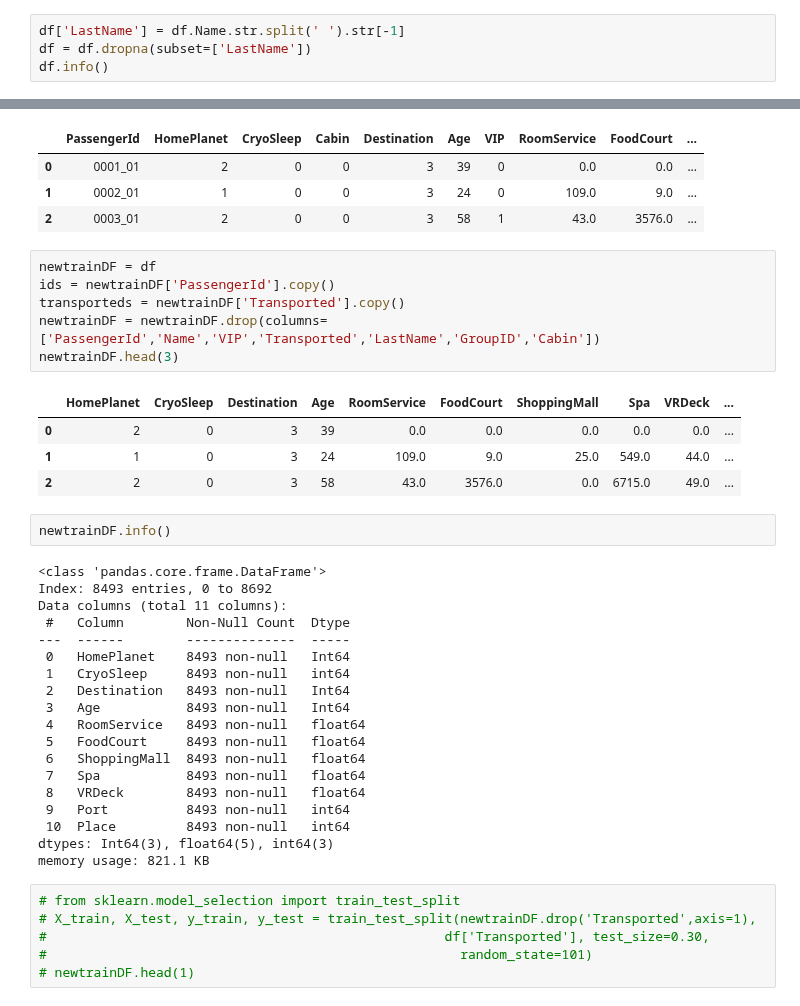
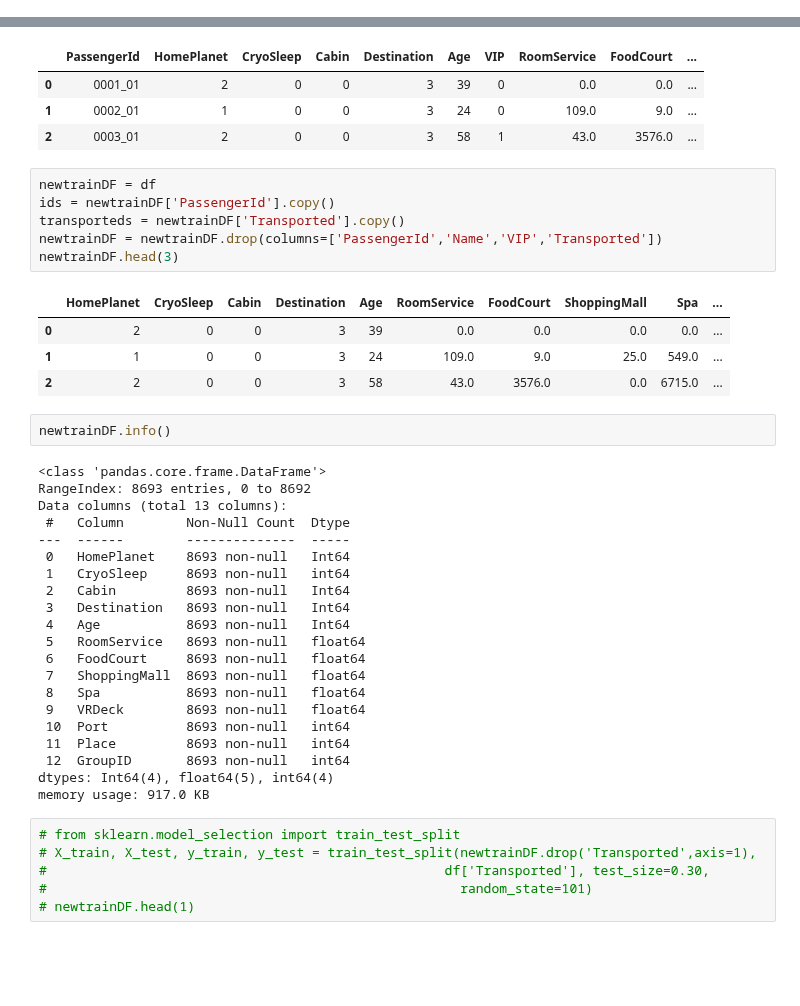
Before and after one commit to Sadeqsoli/SpaceTitanicSurvivors, a Jupyter notebook: spacetitanicsurvivors.ipynb, the cells around one changed output, grey strips where cells are left out. Drawn from its saved outputs; the diff is of its cells as text; blank space fills up the shorter version.

```diff
--- a/spacetitanicsurvivors.ipynb
+++ b/spacetitanicsurvivors.ipynb
@@ -334,7 +334,3 @@ Data columns (total 17 columns):
  16  GroupID       8693 non-null   int64
 dtypes: Int64(4), float64(5), int64(6), object(2)
 memory usage: 1.2+ MB
-# %%
-df['LastName'] = df.Name.str.split(' ').str[-1]
-df = df.dropna(subset=['LastName'])
-df.info()
@@ -397,35 +375,37 @@ df.head(3)
 # %%
 newtrainDF = df
 ids = newtrainDF['PassengerId'].copy()
 transporteds = newtrainDF['Transported'].copy()
-newtrainDF = newtrainDF.drop(columns=['PassengerId','Name','VIP','Transported','LastName','GroupID','Cabin'])
+newtrainDF = newtrainDF.drop(columns=['PassengerId','Name','VIP','Transported'])
 newtrainDF.head(3)
 # %% [output]
-|  | HomePlanet | CryoSleep | Destination | Age | RoomService | FoodCourt | ShoppingMall | Spa | VRDeck | ... |
-| 0 | 2 | 0 | 3 | 39 | 0.0 | 0.0 | 0.0 | 0.0 | 0.0 | ... |
-| 1 | 1 | 0 | 3 | 24 | 109.0 | 9.0 | 25.0 | 549.0 | 44.0 | ... |
-| 2 | 2 | 0 | 3 | 58 | 43.0 | 3576.0 | 0.0 | 6715.0 | 49.0 | ... |
+|  | HomePlanet | CryoSleep | Cabin | Destination | Age | RoomService | FoodCourt | ShoppingMall | Spa | ... |
+| 0 | 2 | 0 | 0 | 3 | 39 | 0.0 | 0.0 | 0.0 | 0.0 | ... |
+| 1 | 1 | 0 | 0 | 3 | 24 | 109.0 | 9.0 | 25.0 | 549.0 | ... |
+| 2 | 2 | 0 | 0 | 3 | 58 | 43.0 | 3576.0 | 0.0 | 6715.0 | ... |
 # %%
 newtrainDF.info()
 # %% [output]
 <class 'pandas.core.frame.DataFrame'>
-Index: 8493 entries, 0 to 8692
-Data columns (total 11 columns):
+RangeIndex: 8693 entries, 0 to 8692
+Data columns (total 13 columns):
  #   Column        Non-Null Count  Dtype
 ---  ------        --------------  -----
- 0   HomePlanet    8493 non-null   Int64
- 1   CryoSleep     8493 non-null   int64
- 2   Destination   8493 non-null   Int64
- 3   Age           8493 non-null   Int64
- 4   RoomService   8493 non-null   float64
- 5   FoodCourt     8493 non-null   float64
- 6   ShoppingMall  8493 non-null   float64
- 7   Spa           8493 non-null   float64
- 8   VRDeck        8493 non-null   float64
- 9   Port          8493 non-null   int64
- 10  Place         8493 non-null   int64
-dtypes: Int64(3), float64(5), int64(3)
-memory usage: 821.1 KB
+ 0   HomePlanet    8693 non-null   Int64
+ 1   CryoSleep     8693 non-null   int64
+ 2   Cabin         8693 non-null   Int64
+ 3   Destination   8693 non-null   Int64
+ 4   Age           8693 non-null   Int64
+ 5   RoomService   8693 non-null   float64
+ 6   FoodCourt     8693 non-null   float64
+ 7   ShoppingMall  8693 non-null   float64
+ 8   Spa           8693 non-null   float64
+ 9   VRDeck        8693 non-null   float64
+ 10  Port          8693 non-null   int64
+ 11  Place         8693 non-null   int64
+ 12  GroupID       8693 non-null   int64
+dtypes: Int64(4), float64(5), int64(4)
+memory usage: 917.0 KB
 # %%
 # from sklearn.model_selection import train_test_split
 # X_train, X_test, y_train, y_test = train_test_split(newtrainDF.drop('Transported',axis=1),
```
Also changed, not shown: parts of 10 cells of this notebook.
